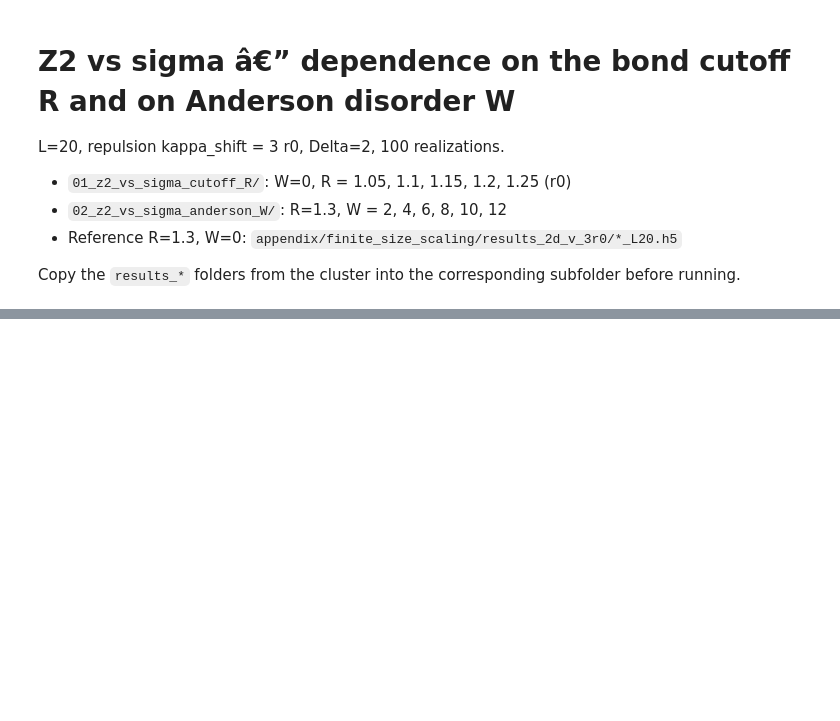
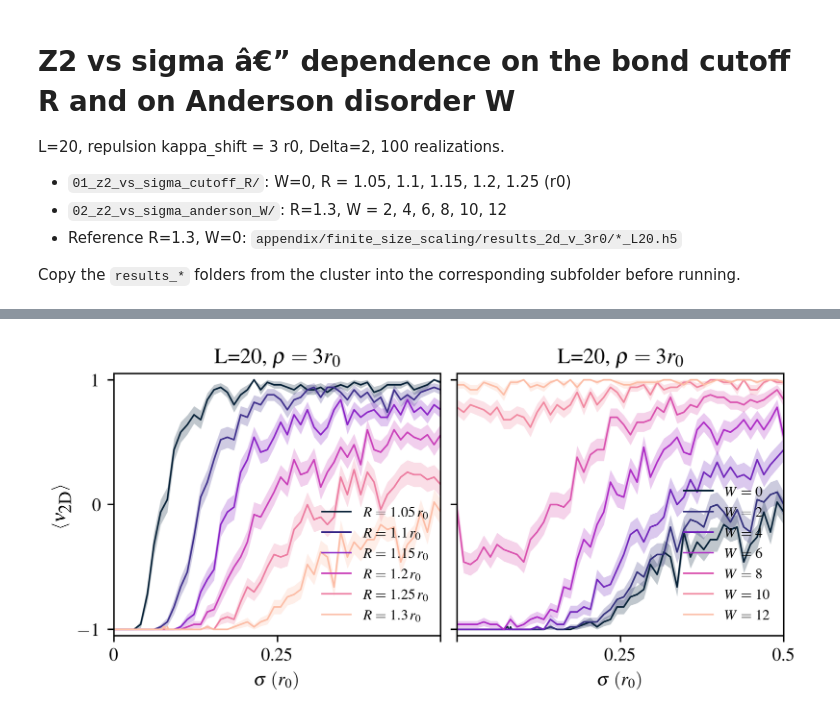
Before and after one commit to lauragoms/TAI-localizer, a Jupyter notebook: cluster_code/sigma_scan_2D_L20_kshift3r0/plot_z2_vs_sigma.ipynb, the cells around one changed output, grey strips where cells are left out. Drawn from its saved outputs; the diff is of its cells as text; code cells hidden in the pictures; blank space fills up the shorter version.

Commit message:
some plots with spin gap

```diff
--- a/cluster_code/sigma_scan_2D_L20_kshift3r0/plot_z2_vs_sigma.ipynb
+++ b/cluster_code/sigma_scan_2D_L20_kshift3r0/plot_z2_vs_sigma.ipynb
@@ -101,32 +133,37 @@ for name, data in [("R", out_R), ("W", out_W)]:
 # %%
 fig, ax = plt.subplots(1, 2, figsize=(aps_figwidth, 2.6), sharey=True, dpi=350)
 cmap = csh.bubblegum
 
 
 def plot_family(axis, data, label_fmt):
     keys = sorted(data)
     for i, key in enumerate(keys):
         color = cmap(i / max(len(keys) - 1, 1))
         s, m, e = curve(data[key])
         axis.plot(s, m, color=color, linewidth=0.9, label=label_fmt(key), rasterized=True)
         axis.fill_between(s, m - e, m + e, color=color, alpha=0.25, linewidth=0, rasterized=True)
 
 
 plot_family(ax[0], out_R, lambda R: rf"$R={R:g}\,r_0$")
 plot_family(ax[1], out_W, lambda W: rf"$W={W:g}$")
 
 ax[0].set_ylabel(r"$\langle \nu_{\textup{2D}} \rangle$")
 ax[0].set_xlabel(r"$\sigma\ (r_0)$")
 ax[1].set_xlabel(r"$\sigma\ (r_0)$")
 for axis in ax:
     axis.set_xlim(0, 0.5)
     axis.legend(fontsize=8, frameon=False, loc="lower right")
 ax[0].set_xticks([0, 0.25, 0.5])
 ax[0].set_xticklabels(["0", "0.25", ""])  # avoid overlap with the right panel
 ax[1].set_xticks([0, 0.25, 0.5])
 ax[1].set_xticklabels(["", "0.25", "0.5"])
 ax[0].set_ylim(-1.05, 1.05)
 ax[0].set_yticks([-1, 0, 1])
 fig.subplots_adjust(wspace=0.05)
+ax[0].set_title(r"L=20, $\rho=3r_0$")
+plt.title(r"L=20, $\rho=3r_0$")
+plt.savefig(HERE / "fig_z2_vs_sigma.png",dpi=350, bbox_inches="tight")
+# %% [output]
+[figure, added]
 # %%
 # fig.savefig("z2_vs_sigma_R_W_L20_kshift3r0.png", bbox_inches="tight", dpi=350)
```
Also changed, not shown: parts of 2 cells of this notebook, 17 other files.
